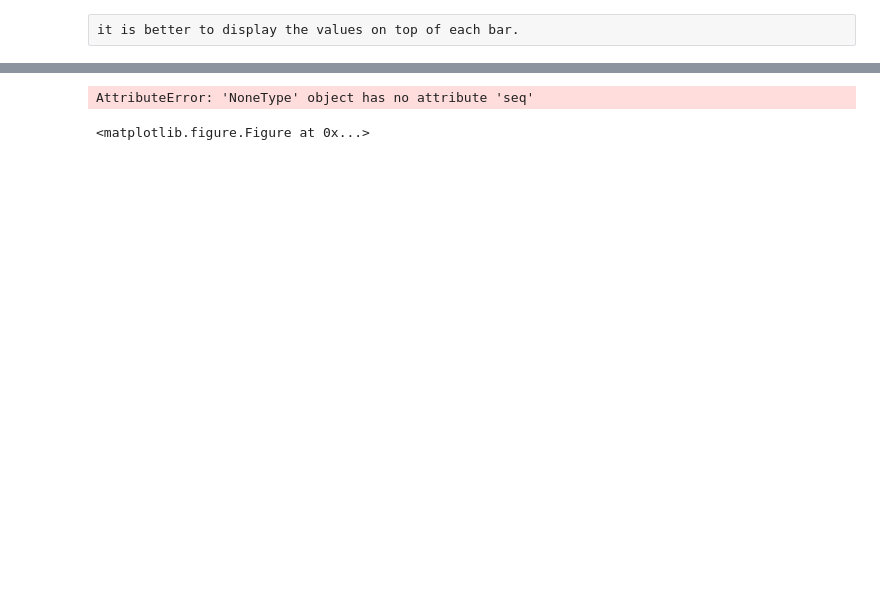
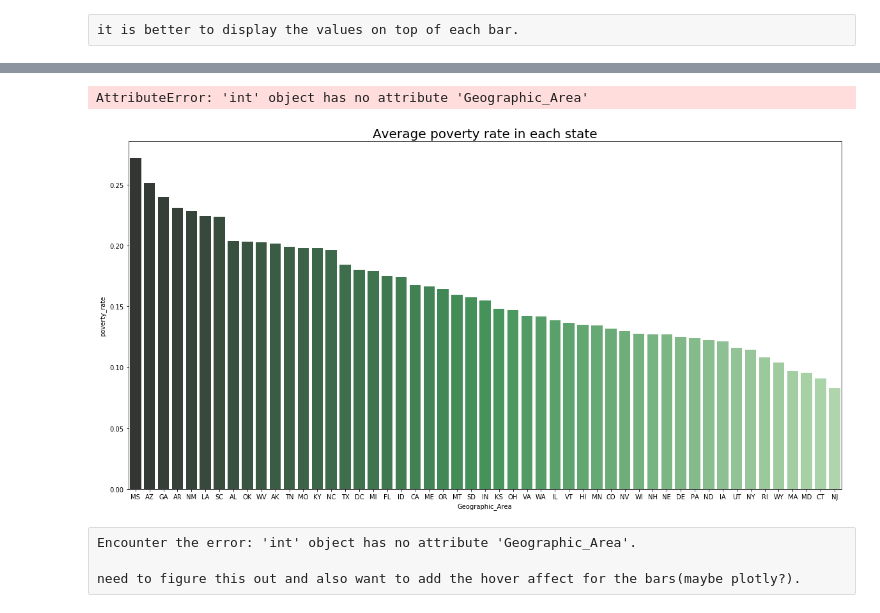
Before and after one commit to michaelzeng25/USA-shootings, a Jupyter notebook: USA shooting.ipynb, the cells around one changed output, grey strips where cells are left out. Saved outputs shown, nothing was run; the diff lists cells and outputs as text; code cells hidden in the pictures; blank space fills up the shorter version.

```diff
--- a/USA shooting.ipynb
+++ b/USA shooting.ipynb
@@ -237,12 +199,13 @@ all_poverty_rate.head()
 # %%
 plt.figure(figsize=(20,10))
-pal = sns.color_palette("Greens_d", len(all_poverty_rate))
-rank = all_poverty_rate["poverty_rate"].argsort()
+pal = sns.color_palette("Greens_d", len(all_poverty_rate2))
+rank = all_poverty_rate["poverty_rate"].argsort().argsort() # need to use argsort 2 times to get this affect
 g = sns.barplot(x='Geographic_Area',y='poverty_rate', data=all_poverty_rate, palette=np.array(pal[::-1])[rank])
+plt.title('Average poverty rate in each state', size=20)
 
-for index, row in all_poverty_rate.iterrows():
-    g.text(row.Geographic_Area,row.p_values, row.poverty_rate, color='black', ha="center")
+for row,index in all_poverty_rate.iterrows():
+    g.text(x=row.Geographic_Area, y=row.p_values, s=round(row.poverty_rate,2), color='black', ha="center")
 plt.show()
 # %% [output]
-AttributeError: 'NoneType' object has no attribute 'seq'
+AttributeError: 'int' object has no attribute 'Geographic_Area'
-<matplotlib.figure.Figure at 0x...>
+[figure, added]
@@ -248,0 +222,4 @@ AttributeError: 'NoneType' object has no attribute 'seq'
+# %% [raw]
+Encounter the error: 'int' object has no attribute 'Geographic_Area'.
+
+need to figure this out and also want to add the hover affect for the bars(maybe plotly?).
```
Also changed, not shown: parts of 24 cells of this notebook.
